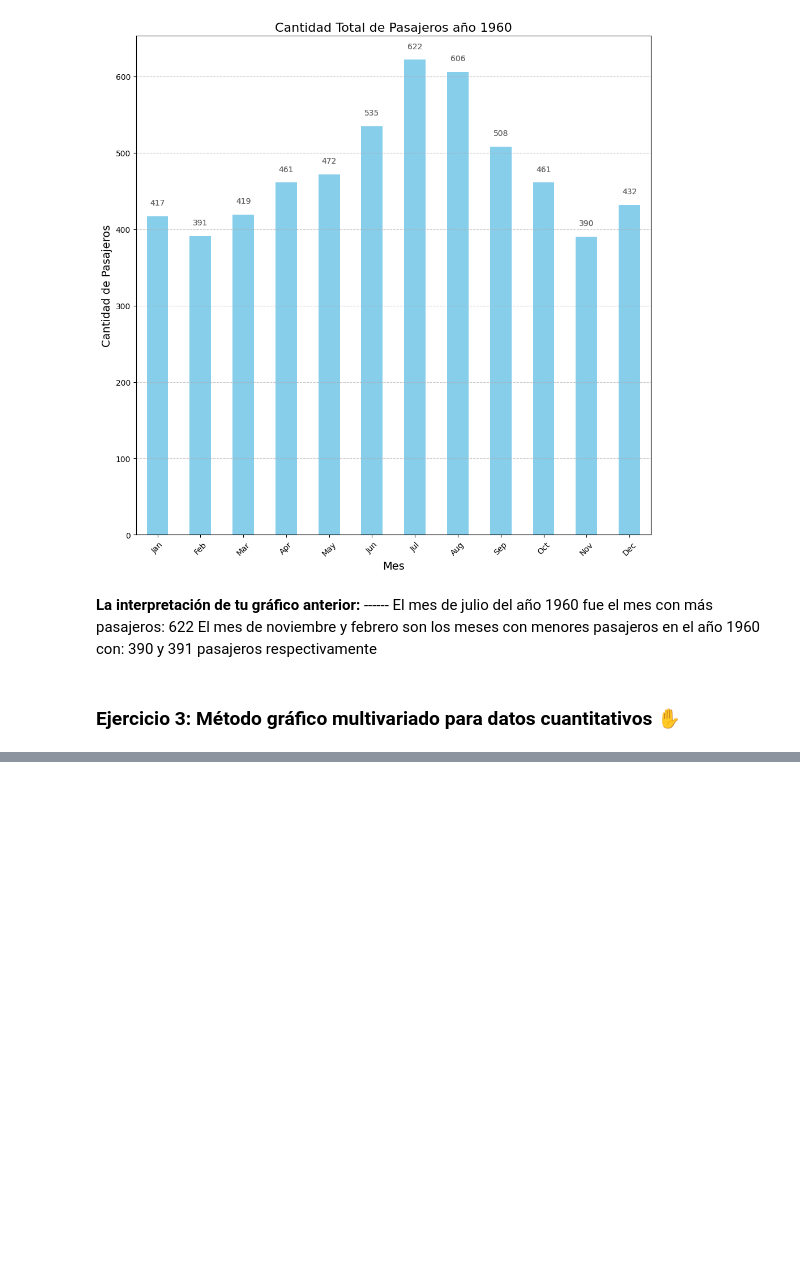
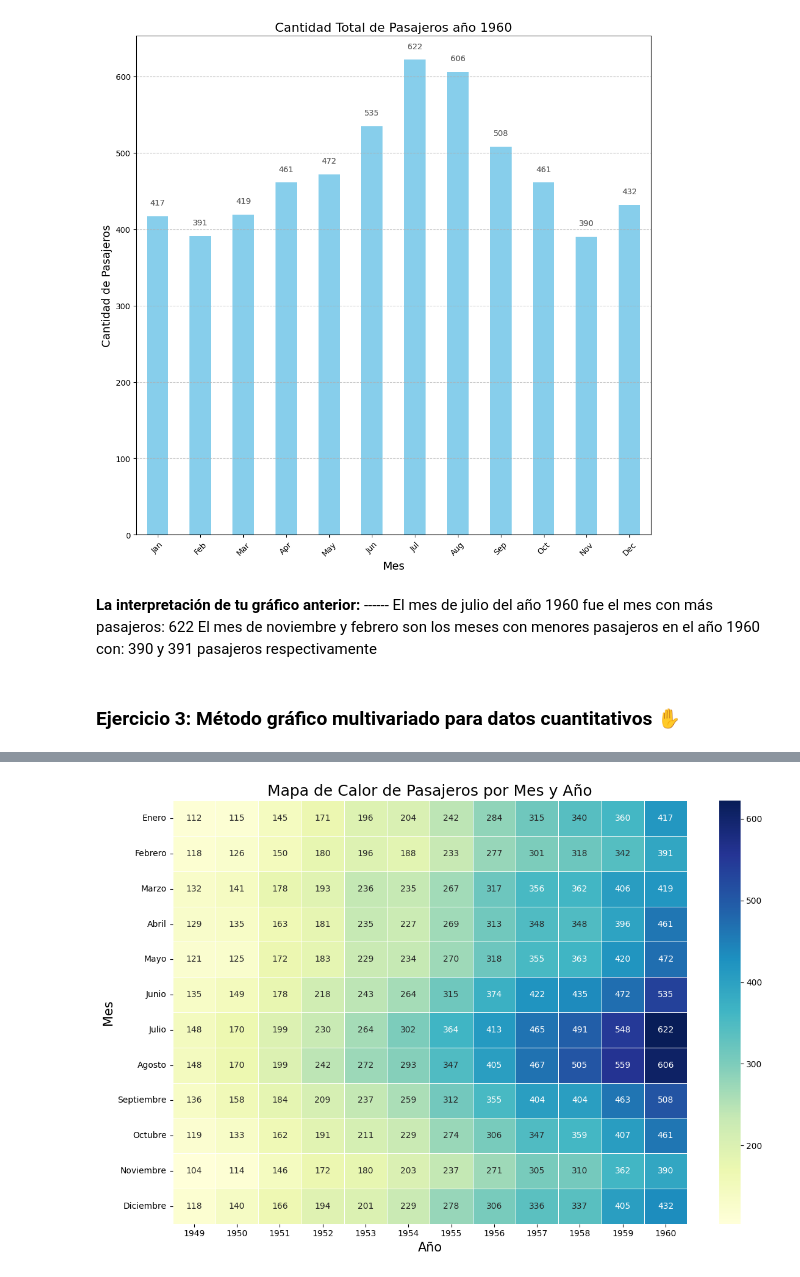
Before and after one commit to Armando1701/UTEC_Phyton_Jorge, a Jupyter notebook: Sesion_6_Tarea.ipynb, the cells around one changed output, grey strips where cells are left out. Saved outputs shown, nothing was run; the diff lists cells and outputs as text; code cells hidden in the pictures; blank space fills up the shorter version.

```diff
--- a/Sesion_6_Tarea.ipynb
+++ b/Sesion_6_Tarea.ipynb
@@ -219,0 +248,19 @@ El mes de noviembre y febrero son los meses con menores pasajeros en el año 196
+# %%
+# Pivotar el DataFrame: Años como columnas, Meses como filas, Valores como Cantidad de pasajeros
+# Usamos .sort_values() para asegurar que los años estén ordenados en las columnas
+df_pivot = df.pivot_table(index='Mes_Num', columns='year', values='passengers', aggfunc='sum').sort_values(by='Mes_Num', ascending=True)
+
+plt.figure(figsize=(12, 8))
+sns.heatmap(df_pivot, annot=True, fmt='d', cmap='YlGnBu', linewidths=.5, linecolor='white') # fmt='d' para enteros
+
+# Configurar el eje Y para mostrar nombres de meses
+nombres_meses_completos = ['Enero', 'Febrero', 'Marzo', 'Abril', 'Mayo', 'Junio', 'Julio', 'Agosto', 'Septiembre', 'Octubre', 'Noviembre', 'Diciembre']
+plt.yticks(ticks=[i + 0.5 for i in range(len(df_pivot.index))], labels=[nombres_meses_completos[m-1] for m in df_pivot.index], rotation=0)
+
+plt.title('Mapa de Calor de Pasajeros por Mes y Año', fontsize=18)
+plt.xlabel('Año', fontsize=15)
+plt.ylabel('Mes', fontsize=15)
+plt.tight_layout()
+plt.show()
+# %% [output]
+[figure, added]
```
Also changed, not shown: parts of 4 cells of this notebook.
